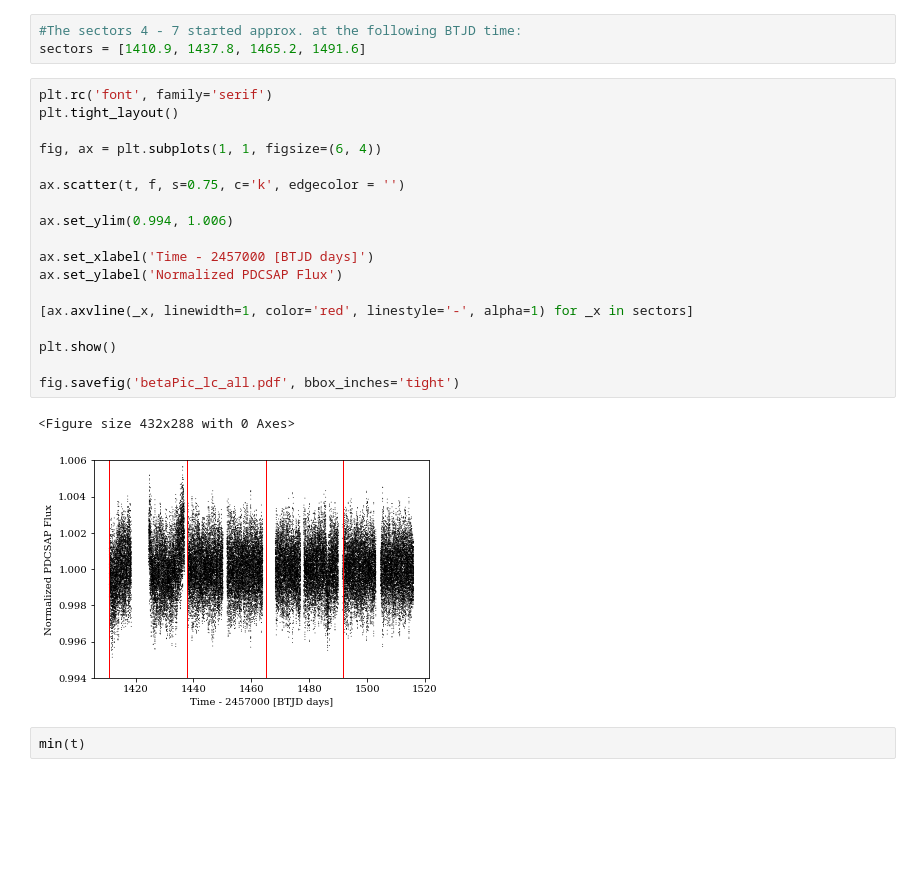
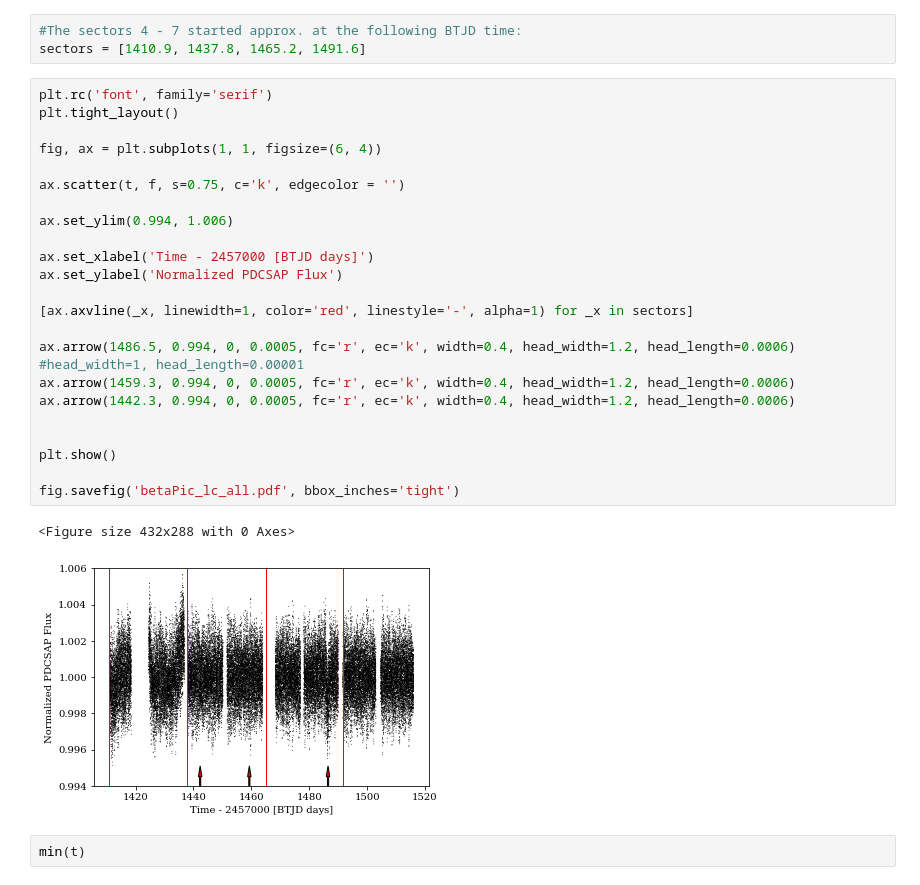
Before and after one commit to sebastian-zieba/betaPic_comet, a Jupyter notebook: construction_of_the_lightcurve.ipynb, the cells around one changed output. Cells and saved outputs as stored; diff of their text form; blank space fills up the shorter version.

Commit message:
updated plot of light curve

```diff
--- a/construction_of_the_lightcurve.ipynb
+++ b/construction_of_the_lightcurve.ipynb
@@ -104,24 +104,29 @@ sectors = [1410.9, 1437.8, 1465.2, 1491.6]
 # %%
 plt.rc('font', family='serif')
 plt.tight_layout()
 
 fig, ax = plt.subplots(1, 1, figsize=(6, 4))
 
 ax.scatter(t, f, s=0.75, c='k', edgecolor = '')
 
 ax.set_ylim(0.994, 1.006)
 
 ax.set_xlabel('Time - 2457000 [BTJD days]')
 ax.set_ylabel('Normalized PDCSAP Flux')
 
 [ax.axvline(_x, linewidth=1, color='red', linestyle='-', alpha=1) for _x in sectors]
 
+ax.arrow(1486.5, 0.994, 0, 0.0005, fc='r', ec='k', width=0.4, head_width=1.2, head_length=0.0006) #head_width=1, head_length=0.00001
+ax.arrow(1459.3, 0.994, 0, 0.0005, fc='r', ec='k', width=0.4, head_width=1.2, head_length=0.0006)
+ax.arrow(1442.3, 0.994, 0, 0.0005, fc='r', ec='k', width=0.4, head_width=1.2, head_length=0.0006)
+
+
 plt.show()
 
 fig.savefig('betaPic_lc_all.pdf', bbox_inches='tight')
 # %% [output]
 <Figure size 432x288 with 0 Axes>
-[figure, old version]
+[figure, new version]
 # %%
 min(t)
 # %% [output]
```
Also changed, not shown: parts of 40 cells of this notebook, 1 other file.
